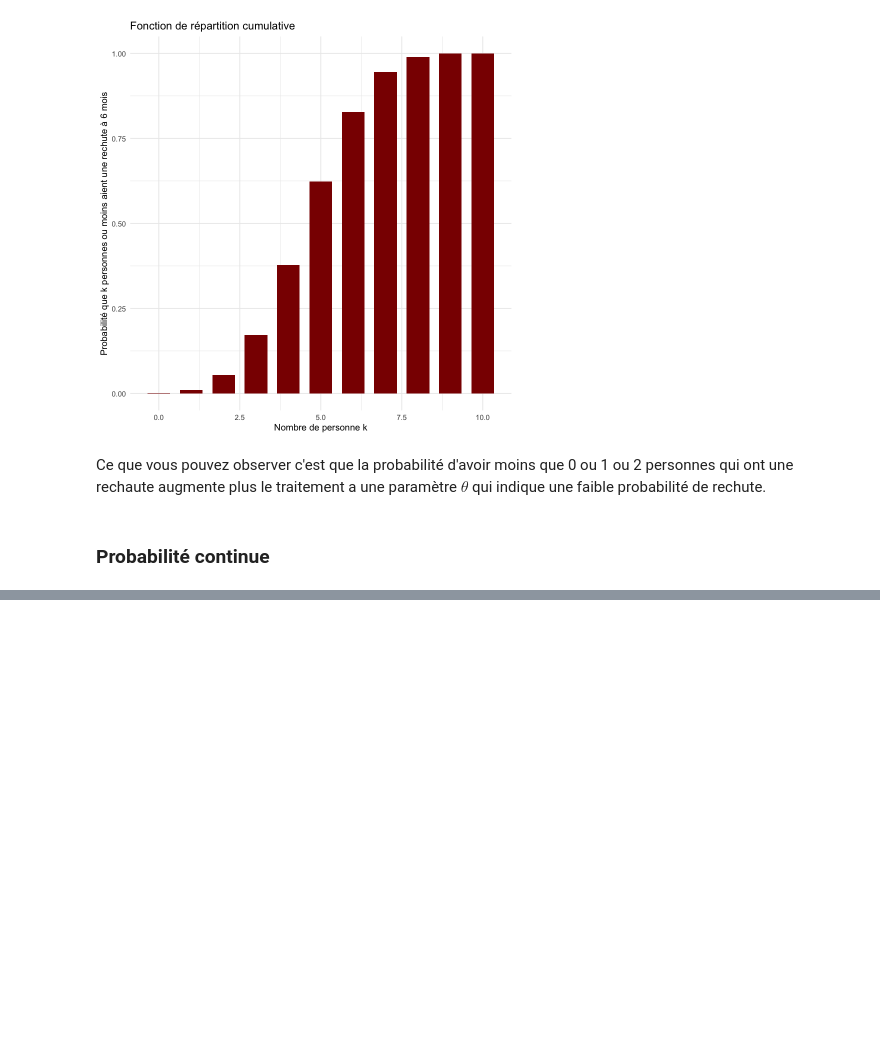
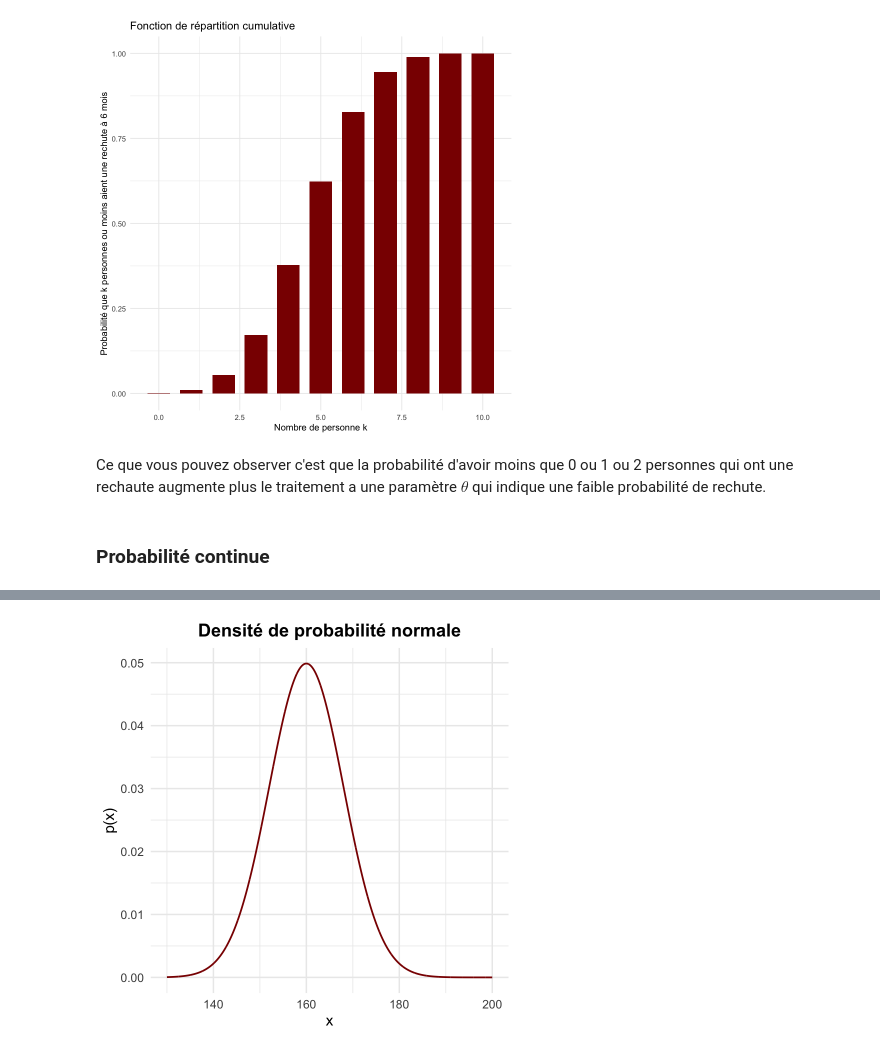
Before and after one commit to Affect-Learning-Decisions-Lab/cours_751526, a Jupyter notebook: probabilité/probabilité.ipynb, the cells around one changed output, grey strips where cells are left out. Drawn from its saved outputs; the diff is of its cells as text; code cells hidden in the pictures; blank space fills up the shorter version.

```diff
--- a/probabilité/probabilité.ipynb
+++ b/probabilité/probabilité.ipynb
@@ -321,0 +329,23 @@ où :
+# %%
+# Paramètres de la distribution
+mu    <- 160  # moyenne
+sigma <- 8 # écart-type
+
+# simuler des données pour l'illustration
+dx <- 0.02
+x_vals <- seq(130, 200, by = dx)
+p_vals <- dnorm(x_vals, mean = mu, sd = sigma)
+
+# mettre les données dans une database
+df <- data.frame(x = x_vals, p = p_vals)
+
+# Fair le graphique
+ggplot(df, aes(x, p)) +
+  geom_line(color = darkred, size = 1) +  # curbe de densité
+  labs(title = "Densité de probabilité normale",
+       x = "x",
+       y = "p(x)") +
+  theme_minimal(base_size = 18) +
+  theme(plot.title = element_text(hjust = 0.5, face = "bold"))
+# %% [output]
+[figure, added]
```
Also changed, not shown: parts of 3 cells of this notebook.
